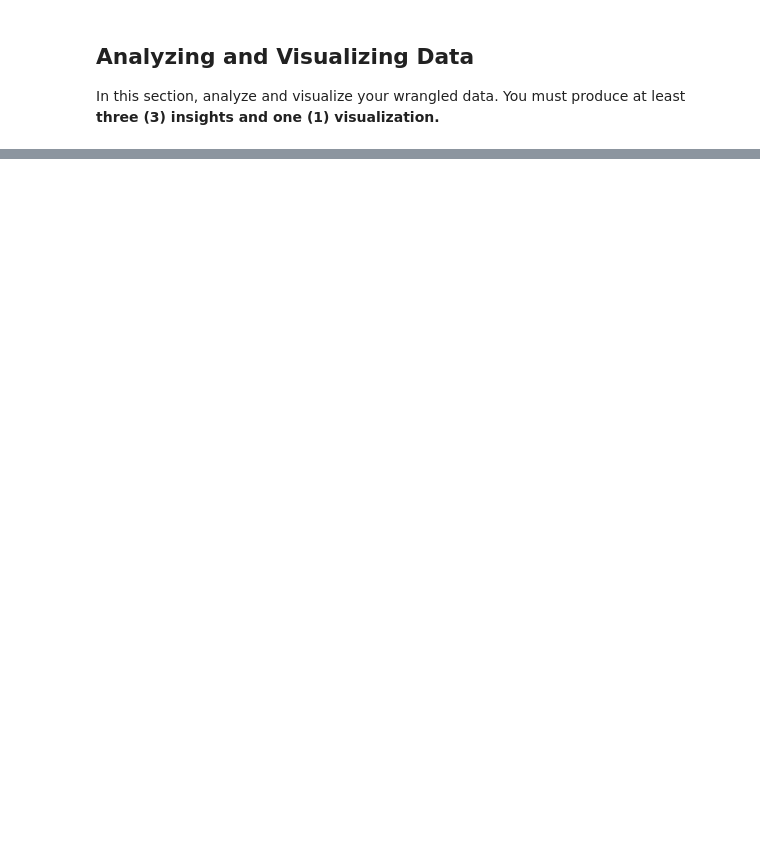
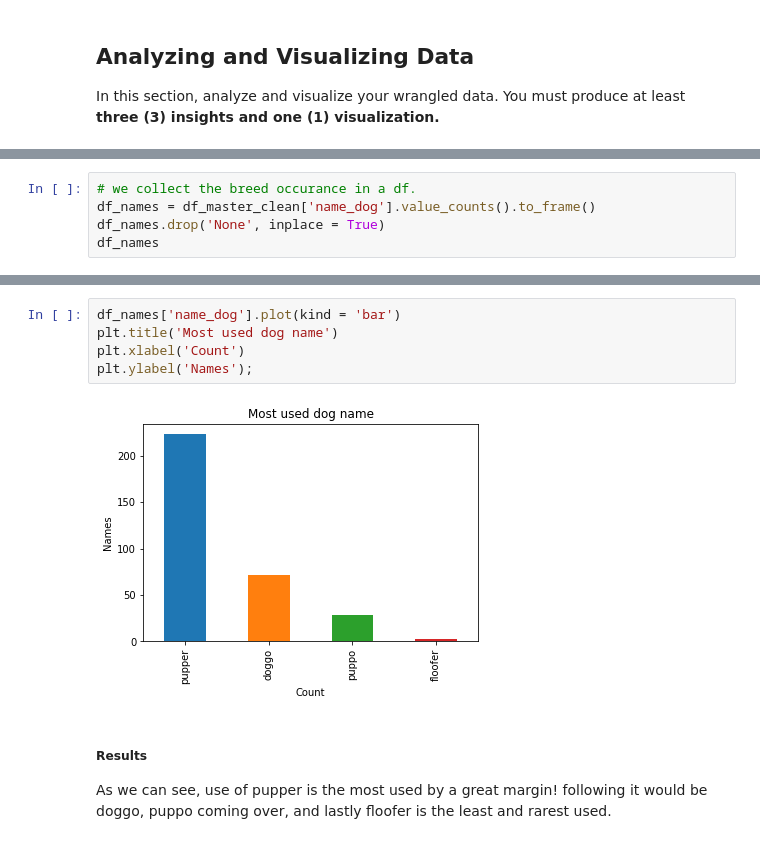
Before and after one commit to AOM98/Wrangle-And-Analyze-Data, a Jupyter notebook: wrangle_act.ipynb, the cells around one changed output, grey strips where cells are left out. Drawn from its saved outputs; the diff is of its cells as text; blank space fills up the shorter version.

```diff
--- a/wrangle_act.ipynb
+++ b/wrangle_act.ipynb
@@ -565,0 +1072,5 @@ In this section, analyze and visualize your wrangled data. You must produce at l
+# %%
+# we collect the breed occurance in a df.
+df_names = df_master_clean['name_dog'].value_counts().to_frame()
+df_names.drop('None', inplace = True)
+df_names
@@ -565,0 +1083,10 @@ In this section, analyze and visualize your wrangled data. You must produce at l
+# %%
+df_names['name_dog'].plot(kind = 'bar')
+plt.title('Most used dog name')
+plt.xlabel('Count')
+plt.ylabel('Names');
+# %% [output]
+[figure, added]
+# %% [markdown]
+##### Results
+As we can see, use of pupper is the most used by a great margin! following it would be doggo, puppo coming over, and lastly floofer is the least and rarest used.
```
Also changed, not shown: parts of 104 cells of this notebook.
